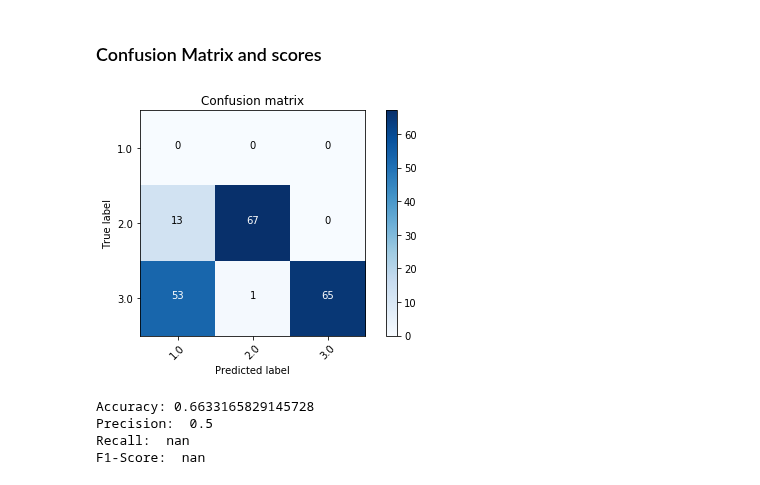
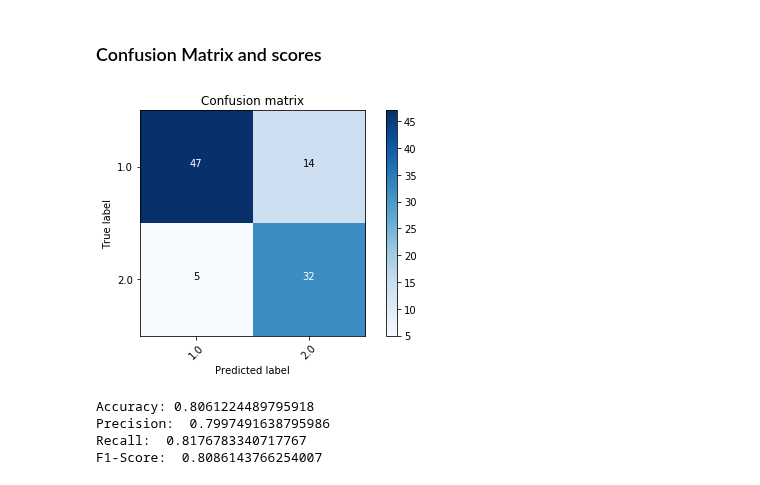
Before and after one commit to X4l1b1/LFA_Labs, a Jupyter notebook: LFA Project/Tests_bis.ipynb, the cells around one changed output. Saved outputs shown, nothing was run; the diff lists cells and outputs as text; code cells hidden in the pictures.

```diff
--- a/LFA Project/Tests_bis.ipynb
+++ b/LFA Project/Tests_bis.ipynb
@@ -47,12 +47,16 @@ def removeLabels(dataset, labels_name, percentage):
 
 
     return result
+
 #for dataset in DATASETS:
 #    dataset[0] = removeLabels(dataset[0], dataset[2], 50)
+#dataset = removeLabels(DATASETS[0][0], DATASETS[1][2], 80)
+dataset = DATASETS[0][0]
 # %% [markdown]
 ## Perform Tests
 # %%
 fcm = FCM_SS_2()
-fcm.setParams(fuzzy_param=1.5, membership_threshold=0.85)
-new_data, labels, centers, mb = fcm.clusterize(DATASETS[1][0], DATASETS[1][2])
+fcm.setParams(fuzzy_param=2, membership_threshold=0.95)
+new_data, labels, centers, mb = fcm.clusterize(dataset, DATASETS[0][2])
+print(new_data[:, -1])
 # %% [output]
@@ -63,26 +82,26 @@ new_data, labels, centers, mb = fcm.clusterize(DATASETS[1][0], DATASETS[1][2])
 # %%
 
 conf_mat = confusion_matrix(labels, [row[-1] for row in new_data])
 def plot_confusion_matrix(cm, title='Confusion matrix', cmap=plt.cm.Blues):
     plt.imshow(cm, interpolation='nearest', cmap=cmap)
     plt.title(title)
     plt.colorbar()
-    tick_marks = np.arange(len(DATASETS[1][2]))
-    plt.xticks(tick_marks, DATASETS[1][2], rotation=45)
-    plt.yticks(tick_marks, DATASETS[1][2])
+    tick_marks = np.arange(len(DATASETS[0][2]))
+    plt.xticks(tick_marks, DATASETS[0][2], rotation=45)
+    plt.yticks(tick_marks, DATASETS[0][2])
     plt.tight_layout()
     plt.ylabel('True label')
     plt.xlabel('Predicted label')
 
     thresh = cm.max() / 2.
     for i, j in itertools.product(range(cm.shape[0]), range(cm.shape[1])):
         plt.text(j, i, format(cm[i, j]),
                  horizontalalignment="center",
                  color="white" if cm[i, j] > thresh else "black")
 
 plot_confusion_matrix(conf_mat)
 # %% [output]
-[figure, old version]
+[figure, new version]
 # %%
 print("Accuracy:", accuracy_score(labels, [row[-1] for row in new_data]))
 precision = (conf_mat[0][0]/(conf_mat[0][0] + conf_mat[1][0]) + conf_mat[1][1]/(conf_mat[1][1] + conf_mat[0][1]))/2
@@ -92,10 +111,10 @@ print("Recall: ", recall)
 f1score = 2*(precision*recall)/(precision+recall)
 print("F1-Score: ", f1score)
 # %% [output]
-Accuracy: 0.6633165829145728
-Precision:  0.5
-Recall:  nan
-F1-Score:  nan
+Accuracy: 0.8061224489795918
+Precision:  0.7997491638795986
+Recall:  0.8176783340717767
+F1-Score:  0.8086143766254007
 # %%
 from mpl_toolkits.mplot3d import Axes3D
 import matplotlib.pyplot as plt
```
Also changed, not shown: parts of 2 cells of this notebook, 2 other files.
